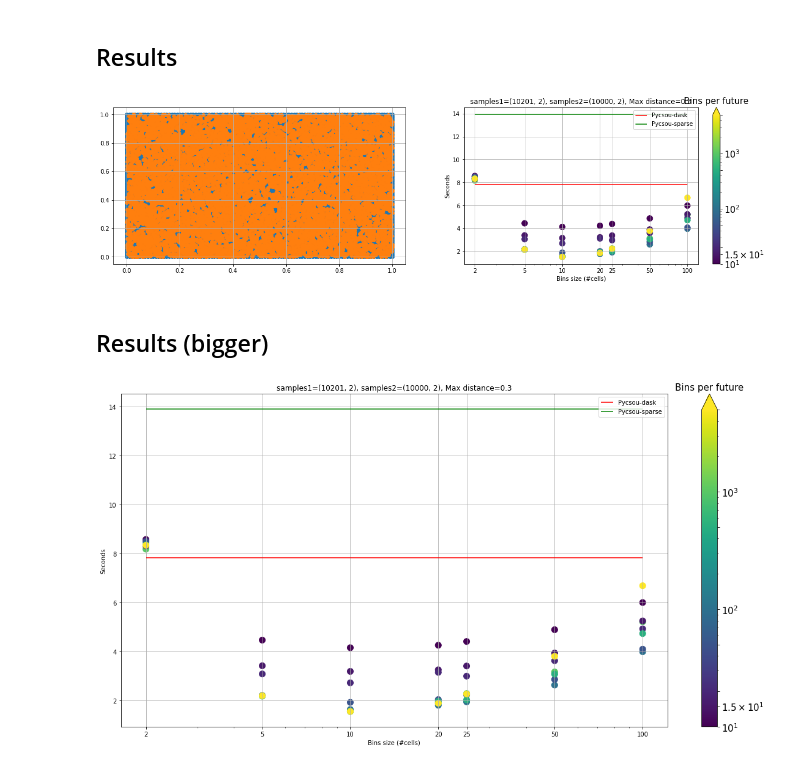
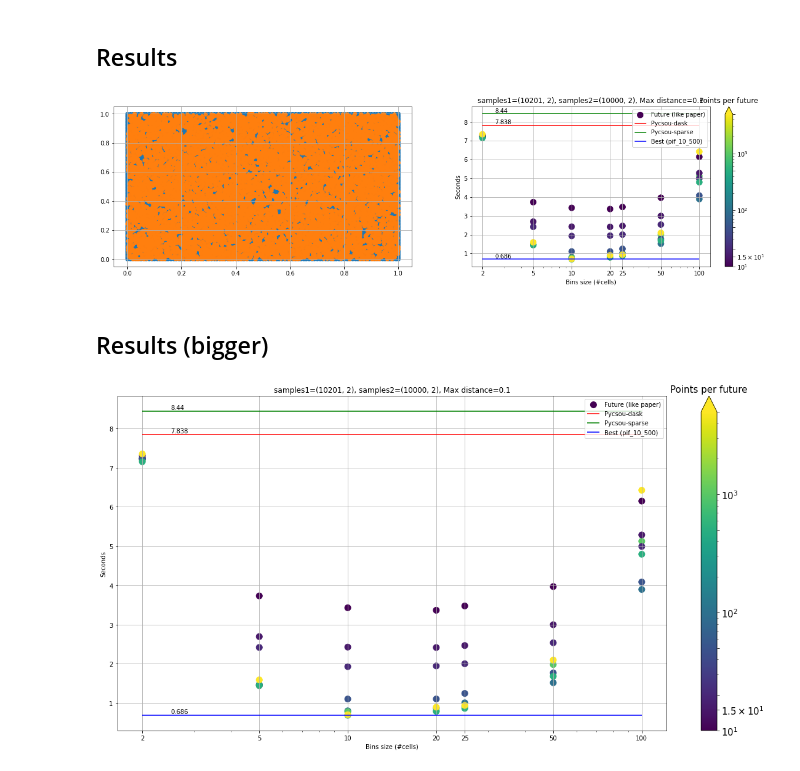
Before and after one commit to fandreuz/parallel-mapped-distance-matrix-archive, a Jupyter notebook: experiments/experiments_results_evaluation_with_inverse.ipynb, the cells around one changed output. Cells and saved outputs as stored; diff of their text form; code cells hidden in the pictures.

Commit message:
annotate best and pycsou values. minor improvements

```diff
--- a/experiments/experiments_results_evaluation_with_inverse.ipynb
+++ b/experiments/experiments_results_evaluation_with_inverse.ipynb
@@ -66,7 +66,7 @@ def parse_file(filename, pattern):
                 if bpc not in by_bpc:
                     by_bpc[bpc] = []
                 by_bpc[bpc].append((bpa, time))
-            else:
+            elif script_name[:6] == 'pycsou':
                 pycsou[script_name[script_name.index('_')+1:-3]] = time
 
             if isinstance(time, float) and time < best[1]:
@@ -154,9 +170,13 @@ xlabel[3] = xlabel[2]
 colorbar_label = {
     0: 'Bins per Dask chunk',
     1: 'Bins per Future',
-    2: 'Bins per future'
+    2: 'Points per future'
 }
 colorbar_label[3] = colorbar_label[2]
 
-pattern_idx = 2
-file_parser = partial(parse_file, pattern=patterns[pattern_idx])
+label = {
+    0: 'map_blocks',
+    1: 'Future (inverse of paper)',
+    2: 'Future (like paper)',
+    3: 'Future (like paper) with ref. bin'
+}
@@ -189,28 +191,32 @@ for idx, filename in enumerate(outputs):
 # %%
 data_idx = 102
-distance = 0.3
+distance = 0.1
 
 plt.figure(figsize=(20,5))
 
 plt.subplot(1,2,1)
 samples1, samples2 = samples_shape_for_idx(data_idx)
 plt.scatter(samples1[:,0], samples1[:,1], label='samples1')
 plt.scatter(samples2[:,0], samples2[:,1], label='samples2')
 plt.grid()
 
 plt.subplot(1,2,2)
-plot_as_scatter(results[(data_idx, distance)], xlabel=xlabel[pattern_idx], logc=True,
-                colorbar_label=colorbar_label[pattern_idx], logx=True, pycsou=['dask', 'sparse'])
+plot_as_scatter(results[(data_idx, distance)],
+                xlabel=xlabel[pattern_idx], label=label[pattern_idx], colorbar_label=colorbar_label[pattern_idx],
+                logx=True, logc=True,
+                pycsou=['dask', 'sparse'])
 
 plt.show()
 # %% [output]
-[figure, old version]
+[figure, new version]
 # %% [markdown]
 ## Results (bigger)
 # %%
 plt.figure(figsize=(20,10))
-plot_as_scatter(results[(data_idx, distance)], xlabel=xlabel[pattern_idx], logc=True,
-                colorbar_label=colorbar_label[pattern_idx], logx=True, pycsou=['dask', 'sparse'])
+plot_as_scatter(results[(data_idx, distance)],
+                logc=True, logx=True, big=True,
+                colorbar_label=colorbar_label[pattern_idx], label=label[pattern_idx], xlabel=xlabel[pattern_idx],
+                pycsou=['dask', 'sparse'])
 plt.show()
 # %% [output]
-[figure, old version]
+[figure, new version]
```
Also changed, not shown: parts of 4 cells of this notebook.
